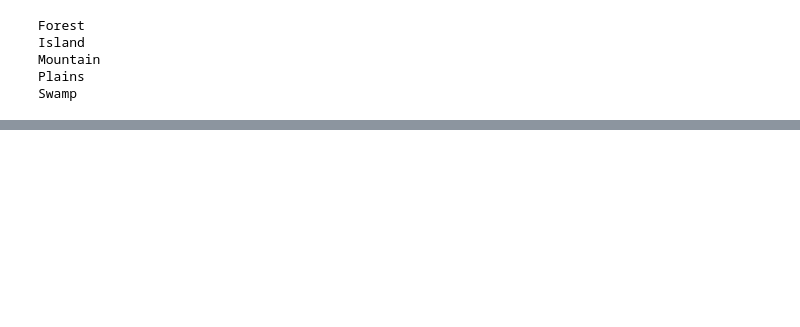
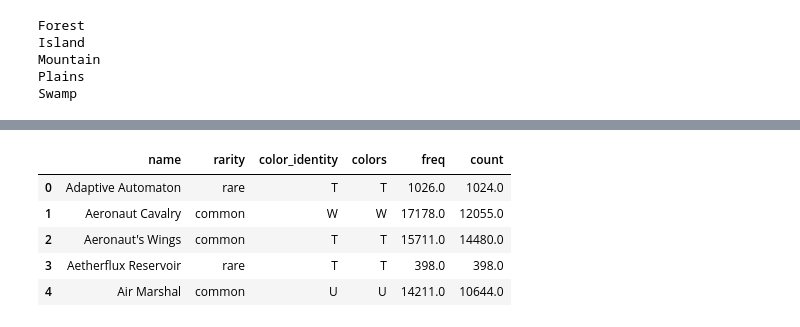
Before and after one commit to DiegoHMM/MTG_drafter, a Jupyter notebook: mtg_data_resume.ipynb, the cells around one changed output, grey strips where cells are left out. Drawn from its saved outputs; the diff is of its cells as text; code cells hidden in the pictures; blank space fills up the shorter version.

```diff
--- a/mtg_data_resume.ipynb
+++ b/mtg_data_resume.ipynb
@@ -108,0 +115,9 @@ for name in card_list:
+# %%
+all_cards_df.head(5)
+# %% [output]
+|  | name | rarity | color_identity | colors | freq | count |
+| 0 | Adaptive Automaton | rare | T | T | 1026.0 | 1024.0 |
+| 1 | Aeronaut Cavalry | common | W | W | 17178.0 | 12055.0 |
+| 2 | Aeronaut's Wings | common | T | T | 15711.0 | 14480.0 |
+| 3 | Aetherflux Reservoir | rare | T | T | 398.0 | 398.0 |
+| 4 | Air Marshal | common | U | U | 14211.0 | 10644.0 |
```
Also changed, not shown: parts of 9 cells of this notebook, 2 other files.
